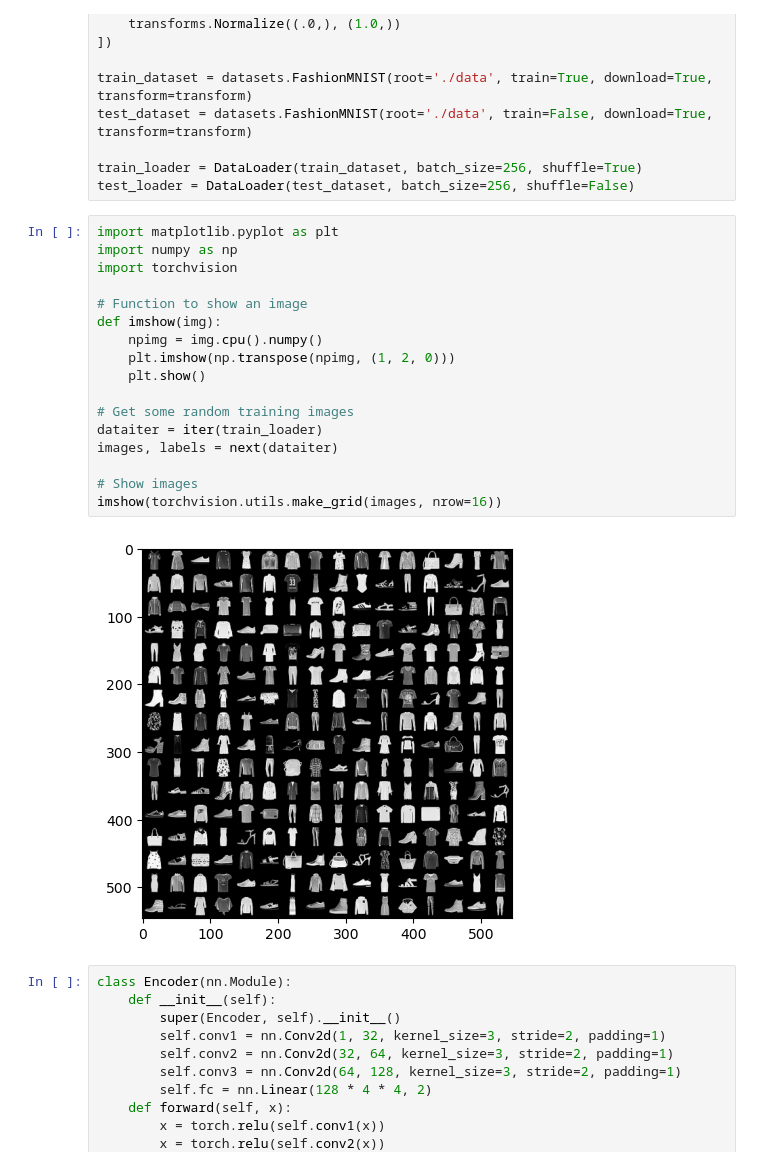
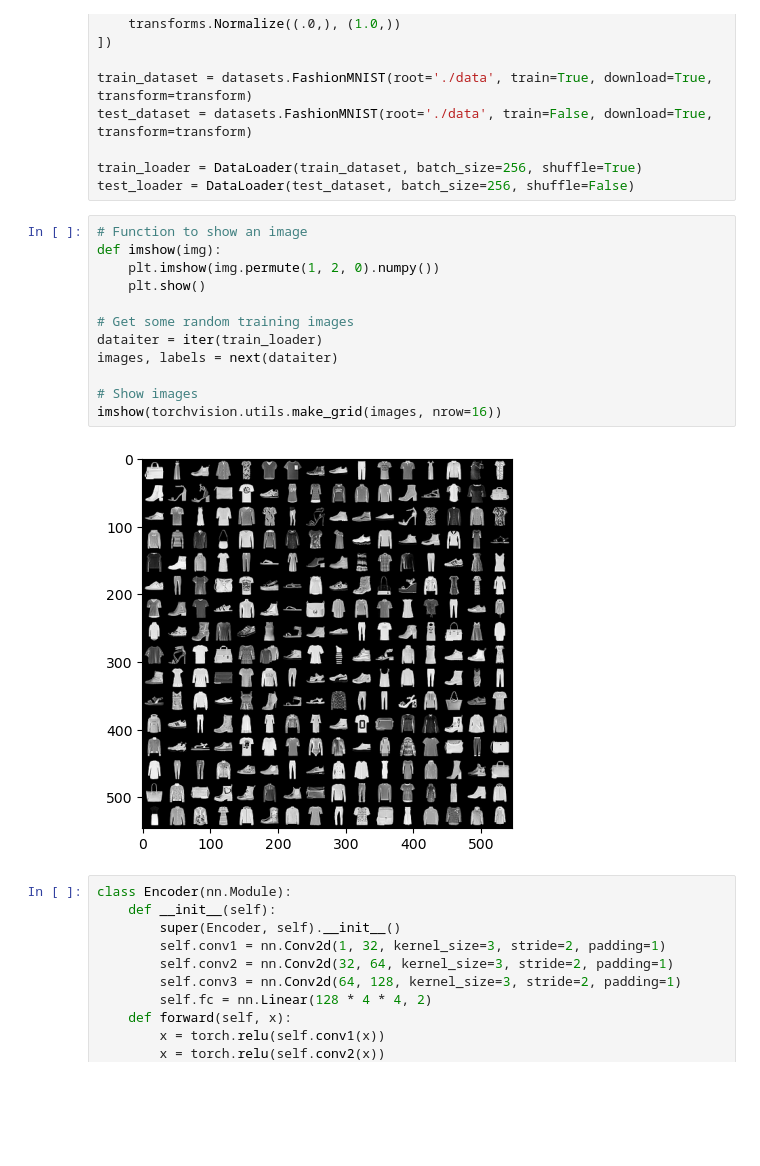
Before and after one commit to pytorchsoft/notebooks, a Jupyter notebook: autoencoder.ipynb, the cells around one changed output. Saved outputs shown, nothing was run; the diff lists cells and outputs as text; blank space fills up the shorter version.

```diff
--- a/autoencoder.ipynb
+++ b/autoencoder.ipynb
@@ -21,24 +22,19 @@ test_dataset = datasets.FashionMNIST(root='./data', train=False, download=True,
 train_loader = DataLoader(train_dataset, batch_size=256, shuffle=True)
 test_loader = DataLoader(test_dataset, batch_size=256, shuffle=False)
 # %%
-import matplotlib.pyplot as plt
-import numpy as np
-import torchvision
-
 # Function to show an image
 def imshow(img):
-    npimg = img.cpu().numpy()
-    plt.imshow(np.transpose(npimg, (1, 2, 0)))
+    plt.imshow(img.permute(1, 2, 0).numpy())
     plt.show()
 
 # Get some random training images
 dataiter = iter(train_loader)
 images, labels = next(dataiter)
 
 # Show images
 imshow(torchvision.utils.make_grid(images, nrow=16))
 # %% [output]
-[figure, old version]
+[figure, new version]
 # %%
 class Encoder(nn.Module):
     def __init__(self):
```
Also changed, not shown: parts of 19 cells of this notebook.
